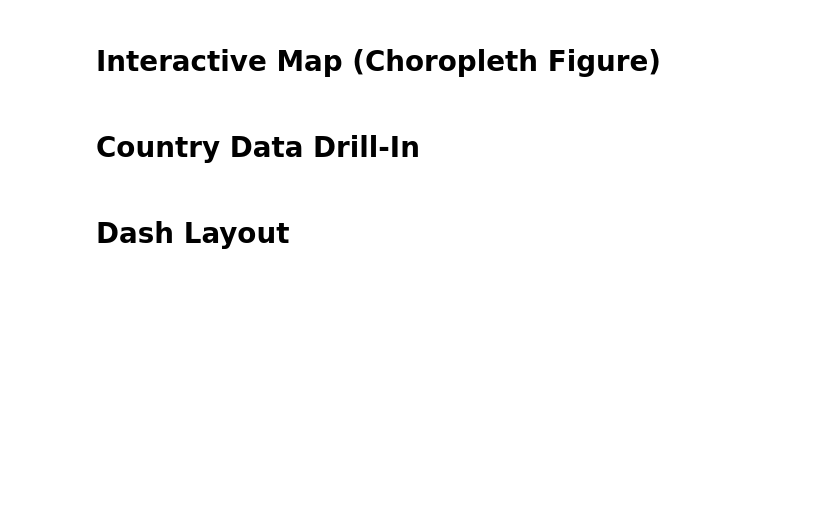
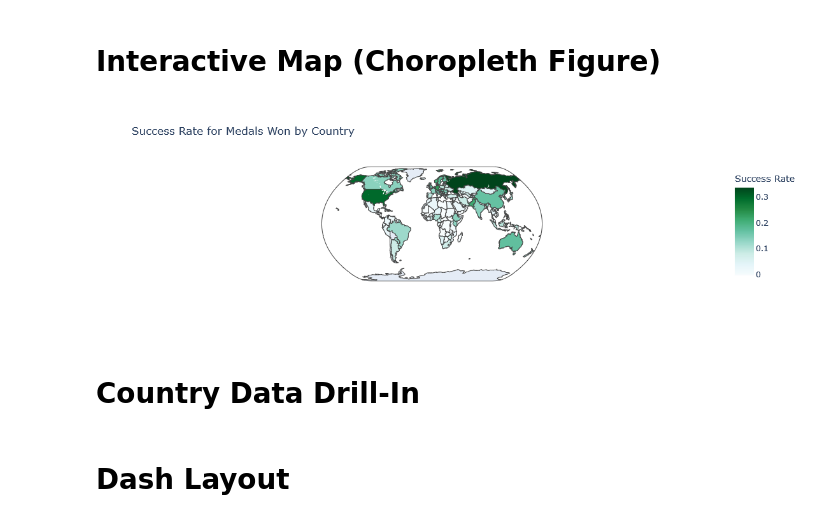
Before and after one commit to genghiskhang/olympic-data, a Jupyter notebook: src/app.ipynb, the cells around one changed output. Cells and saved outputs as stored; diff of their text form; code cells hidden in the pictures; blank space fills up the shorter version.

Commit message:
Normalized choropleth map to display the success rate, which is number of athletes that won a medal over the number of athletes attempting an event

```diff
--- a/src/app.ipynb
+++ b/src/app.ipynb
@@ -102,29 +104,44 @@ heatmap_fig.show()
 # Interactive Map (Choropleth Figure)
 # %%
 # Group total medals won by NOC, removing duplicates from individuals winning medals from team sports to only count one medal
-medals_country_df = athlete_events_df.dropna(subset=["Medal"])
-medals_country_df = medals_country_df.drop_duplicates(subset=["NOC", "Games", "Year", "Season", "City", "Sport", "Event", "Medal"])
-medals_country_df = medals_country_df.merge(noc_regions_df, on="NOC", how="left")
-medals_country_df = medals_country_df.groupby(["region", "Medal"])["Medal"].count().unstack(fill_value=0).stack().reset_index(name="Medal Count")
-medals_country_df = medals_country_df.groupby(["region"])["Medal Count"].sum().reset_index(name="Total Medals")
+# medals_country_df = athlete_events_df.dropna(subset=["Medal"])
+# medals_country_df = medals_country_df.drop_duplicates(subset=["NOC", "Games", "Year", "Season", "City", "Sport", "Event", "Medal"])
+# medals_country_df = medals_country_df.merge(noc_regions_df, on="NOC", how="left")
+# medals_country_df = medals_country_df.groupby(["region", "Medal"])["Medal"].count().unstack(fill_value=0).stack().reset_index(name="Medal Count")
+# medals_country_df = medals_country_df.groupby(["region"])["Medal Count"].sum().reset_index(name="Total Medals")
+
+
+medals_won_df = athlete_events_df.drop_duplicates(subset=["NOC", "Games", "Year", "Season", "City", "Sport", "Event"])
+medals_won_df = athlete_events_df.merge(noc_regions_df, on="NOC", how="left")
+medals_won_df = medals_won_df.groupby(["region"])["Medal"].count().reset_index(name="Won")
+
+medals_attempted_df = athlete_events_df.drop_duplicates(subset=["NOC", "Games", "Year", "Season", "City", "Sport", "Event"])
+medals_attempted_df = athlete_events_df.merge(noc_regions_df, on="NOC", how="left")
+medals_attempted_df["Medal"] = medals_attempted_df["Medal"].fillna("None")
+medals_attempted_df = medals_attempted_df.groupby(["region"])["Medal"].count().reset_index(name="Attempted")
+
+success_rate_df = medals_won_df.merge(medals_attempted_df, on="region", how="left")
+success_rate_df["Success Rate"] = success_rate_df["Won"] / success_rate_df["Attempted"]
+success_rate_df[success_rate_df["region"] == "Norway"]
+# success_rate_df.sort_values(by="Success Rate", ascending=False)
 
 # Choropleth figure
 choropleth_fig = px.choropleth(
-    medals_country_df,
-    title="Total Medals Won by Country",
+    success_rate_df,
+    title="Success Rate for Medals Won by Country",
     locations="region",
     locationmode="country names",
     hover_name="region",
     hover_data=dict(
         region=False
     ),
-    color="Total Medals",
-    range_color=[0, 500],
-    color_continuous_scale="Viridis",
+    color="Success Rate",
+    color_continuous_scale="BuGn",
     projection="natural earth"
 )
-
 choropleth_fig.show()
+# %% [output]
+[figure, added]
 # %% [markdown]
 # Country Data Drill-In
 # %%
```
Also changed, not shown: parts of 2 cells of this notebook, 3 other files.
